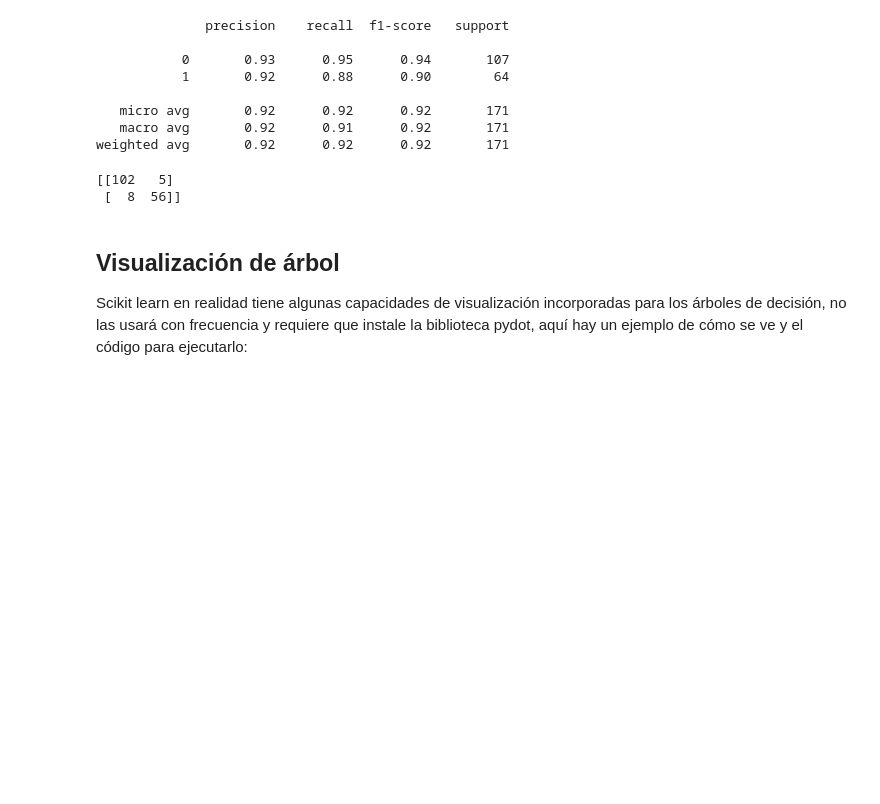
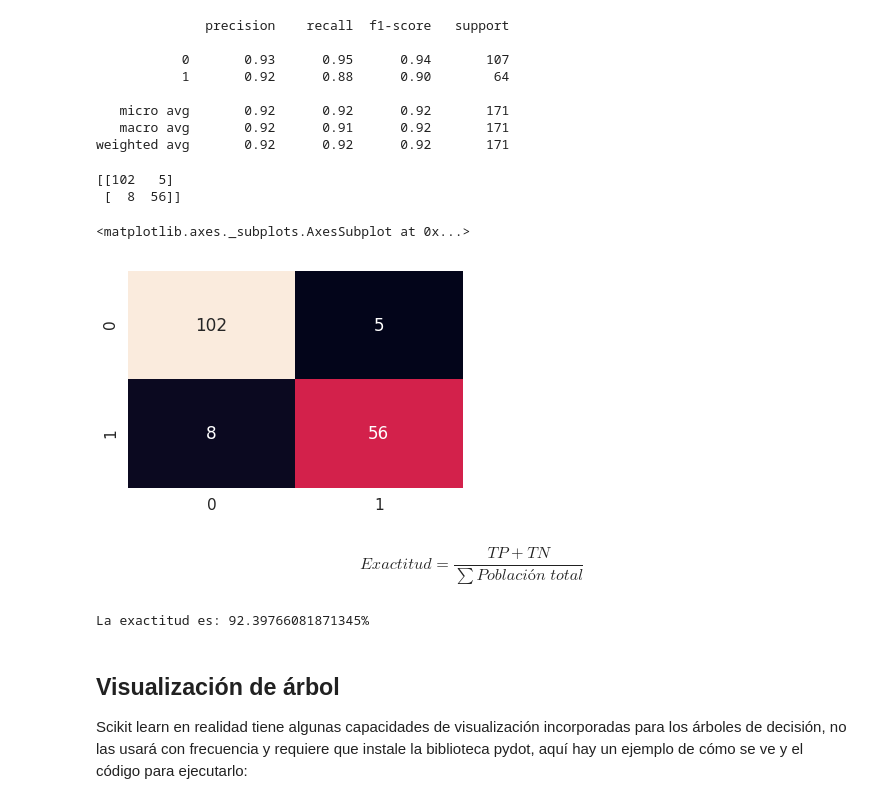
Before and after one commit to stevematos/ia_final, a Jupyter notebook: Arboles de decisiones.ipynb, the cells around one changed output. Cells and saved outputs as stored; diff of their text form; code cells hidden in the pictures; blank space fills up the shorter version.

Commit message:
add matriz de confusion y precision@

```diff
--- a/Arboles de decisiones.ipynb
+++ b/Arboles de decisiones.ipynb
@@ -81,6 +81,20 @@ print(confusion_matrix(y_test,predictions))
 # %% [output]
 [[102   5]
  [  8  56]]
+# %%
+from sklearn.metrics import confusion_matrix
+arregloMC = confusion_matrix(y_test,predictions)
+sns.set(font_scale=1.4)
+sns.heatmap(arregloMC, annot=True, fmt='g', cbar=False)
+# %% [output]
+<matplotlib.axes._subplots.AxesSubplot at 0x...>
+[figure, added]
+# %% [markdown]
+$$ Exactitud = \frac{TP + TN}{\sum Población\;total}$$
+# %%
+print("La exactitud es: {}%".format(((arregloMC[0][0] + arregloMC[1][1])/171)*100))
+# %% [output]
+La exactitud es: 92.39766081871345%
 # %% [markdown]
 ## Visualización de árbol
 
```
Also changed, not shown: 6 other files.
